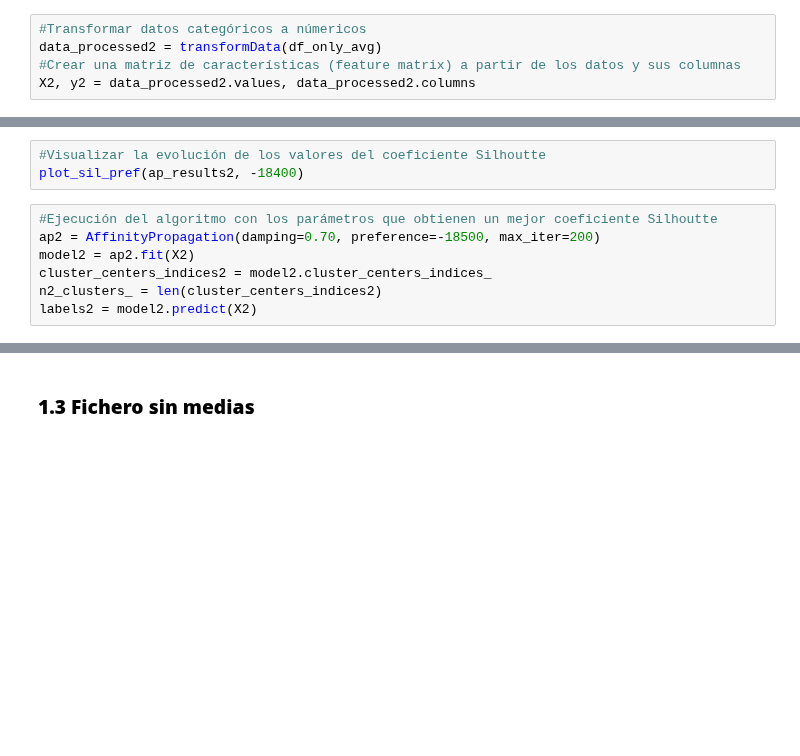
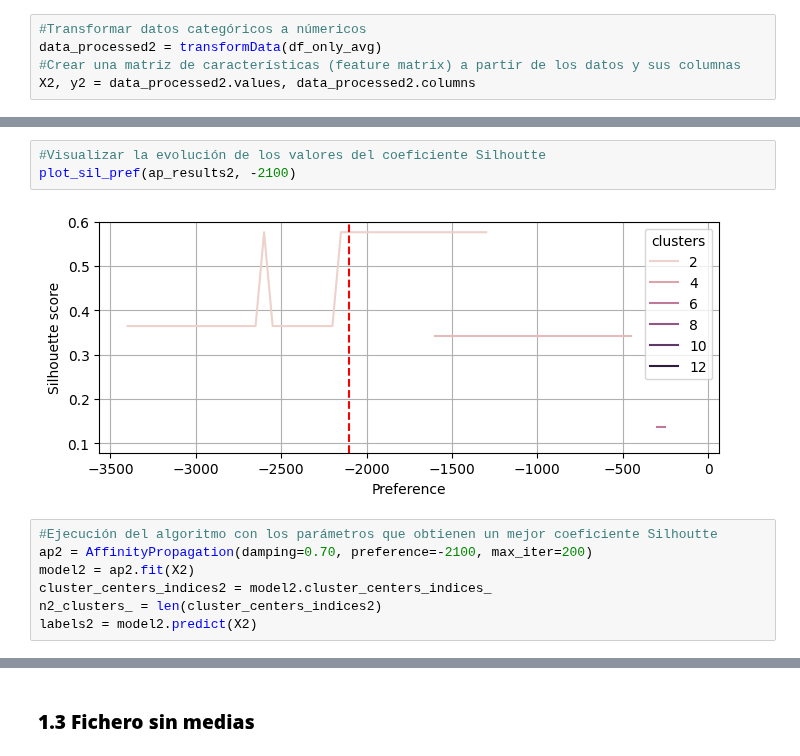
Before and after one commit to mbaroja/TFM, a Jupyter notebook: AffinityPropagation.ipynb, the cells around one changed output, grey strips where cells are left out. Drawn from its saved outputs; the diff is of its cells as text; blank space fills up the shorter version.

```diff
--- a/AffinityPropagation.ipynb
+++ b/AffinityPropagation.ipynb
@@ -272,9 +291,11 @@ ap_results2.sort_values(by='sil_score', ascending=False).head(5)
 # %%
 #Visualizar la evolución de los valores del coeficiente Silhoutte
-plot_sil_pref(ap_results2, -18400)
+plot_sil_pref(ap_results2, -2100)
+# %% [output]
+[figure, added]
 # %%
 #Ejecución del algoritmo con los parámetros que obtienen un mejor coeficiente Silhoutte
-ap2 = AffinityPropagation(damping=0.70, preference=-18500, max_iter=200)
+ap2 = AffinityPropagation(damping=0.70, preference=-2100, max_iter=200)
 model2 = ap2.fit(X2)
 cluster_centers_indices2 = model2.cluster_centers_indices_
 n2_clusters_ = len(cluster_centers_indices2)
```
Also changed, not shown: parts of 20 cells of this notebook.
